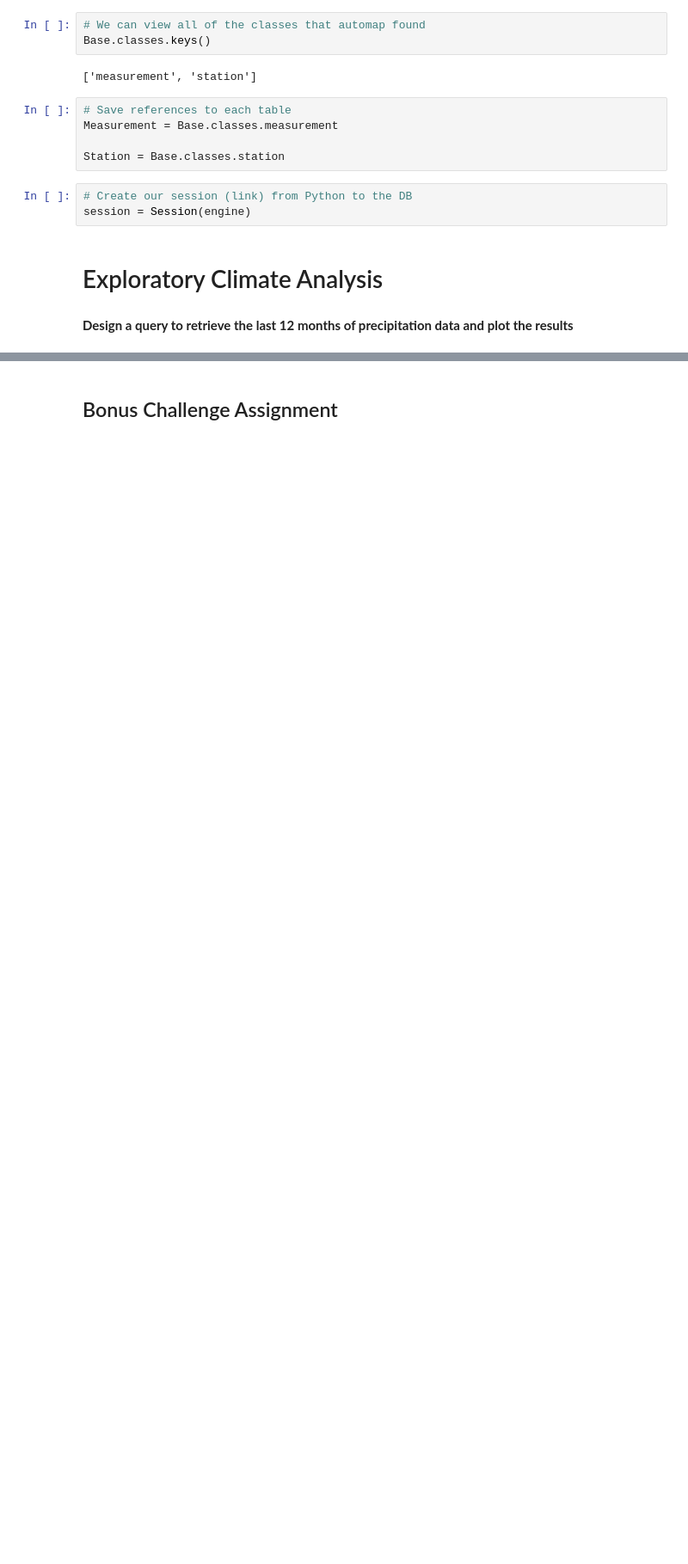
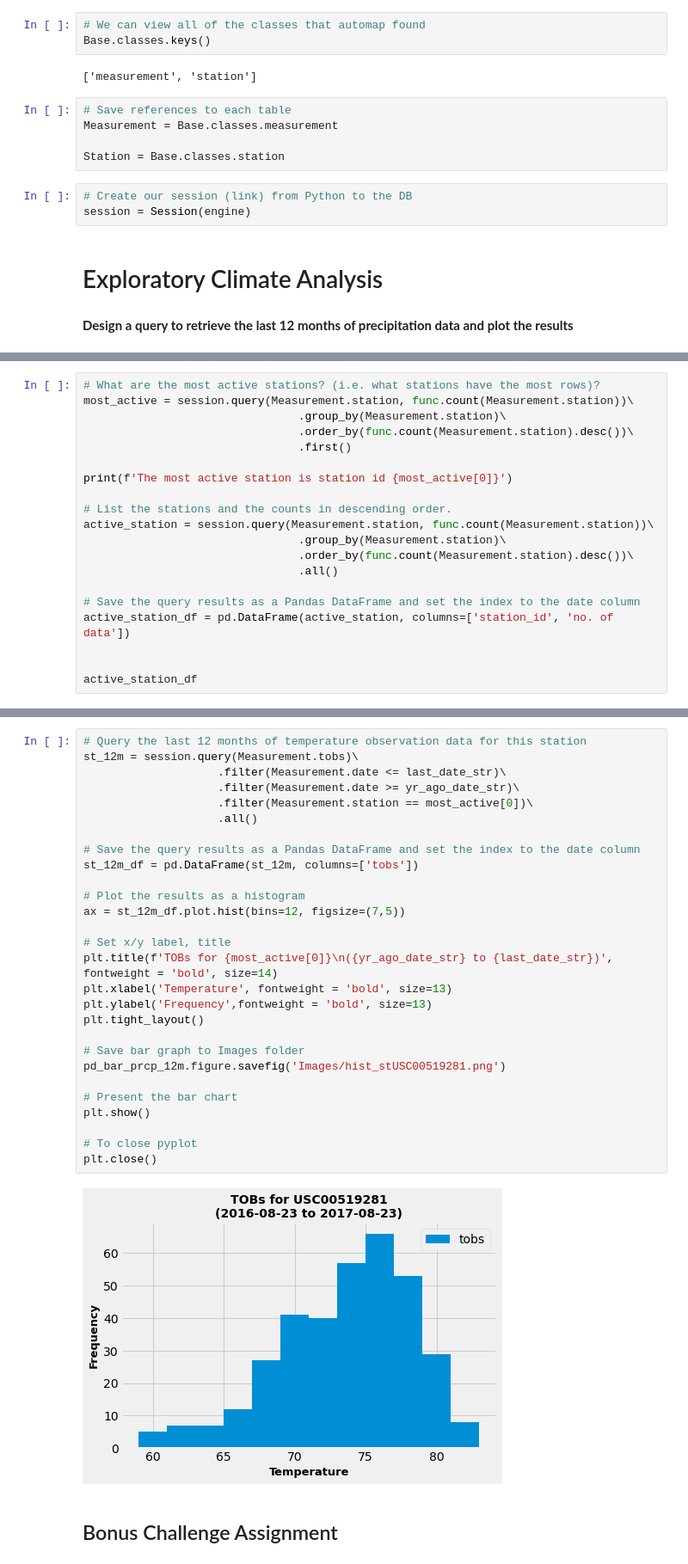
Before and after one commit to abpuccini/sqlalchemy-challenge, a Jupyter notebook: climate_honolulu.ipynb, the cells around one changed output, grey strips where cells are left out. Shown: that part at 86% size. Drawn from its saved outputs; the diff is of its cells as text; blank space fills up the shorter version.

Commit message:
Station Analysis

```diff
--- a/climate_honolulu.ipynb
+++ b/climate_honolulu.ipynb
@@ -117,0 +106,20 @@ WHERE measurement.date < ? AND measurement.date < ?]
+# %%
+# What are the most active stations? (i.e. what stations have the most rows)?
+most_active = session.query(Measurement.station, func.count(Measurement.station))\
+                                .group_by(Measurement.station)\
+                                .order_by(func.count(Measurement.station).desc())\
+                                .first()
+
+print(f'The most active station is station id {most_active[0]}')
+
+# List the stations and the counts in descending order.
+active_station = session.query(Measurement.station, func.count(Measurement.station))\
+                                .group_by(Measurement.station)\
+                                .order_by(func.count(Measurement.station).desc())\
+                                .all()
+
+# Save the query results as a Pandas DataFrame and set the index to the date column
+active_station_df = pd.DataFrame(active_station, columns=['station_id', 'no. of data'])
+
+
+active_station_df
@@ -124,3 +159,33 @@ WHERE measurement.date < ? AND measurement.date < ?]
+# %%
+# Query the last 12 months of temperature observation data for this station
+st_12m = session.query(Measurement.tobs)\
+                    .filter(Measurement.date <= last_date_str)\
+                    .filter(Measurement.date >= yr_ago_date_str)\
+                    .filter(Measurement.station == most_active[0])\
+                    .all()
+
+# Save the query results as a Pandas DataFrame and set the index to the date column
+st_12m_df = pd.DataFrame(st_12m, columns=['tobs'])
+
+# Plot the results as a histogram
+ax = st_12m_df.plot.hist(bins=12, figsize=(7,5))
+
+# Set x/y label, title
+plt.title(f'TOBs for {most_active[0]}\n({yr_ago_date_str} to {last_date_str})', fontweight = 'bold', size=14)
+plt.xlabel('Temperature', fontweight = 'bold', size=13)
+plt.ylabel('Frequency',fontweight = 'bold', size=13)
+plt.tight_layout()
+
+# Save bar graph to Images folder
+pd_bar_prcp_12m.figure.savefig('Images/hist_stUSC00519281.png')
+
+# Present the bar chart
+plt.show()
+
+# To close pyplot
+plt.close()
+# %% [output]
+[figure, added]
 # %% [markdown]
 ## Bonus Challenge Assignment
 # %%
```
Also changed, not shown: parts of 10 cells of this notebook, 1 other file.
